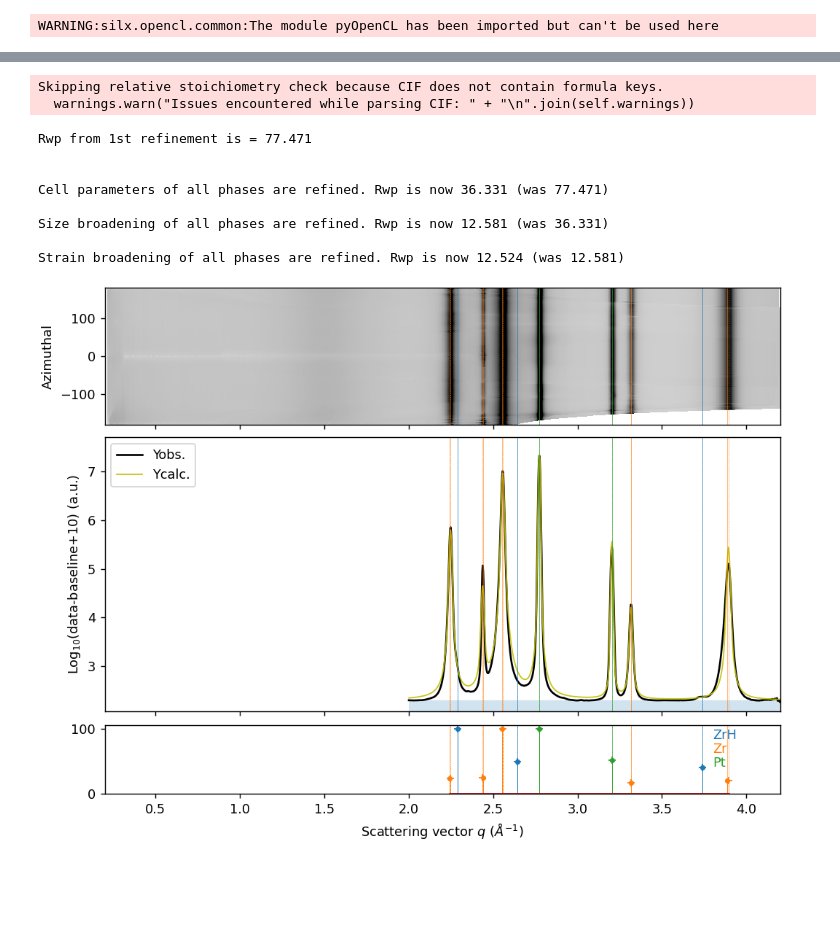
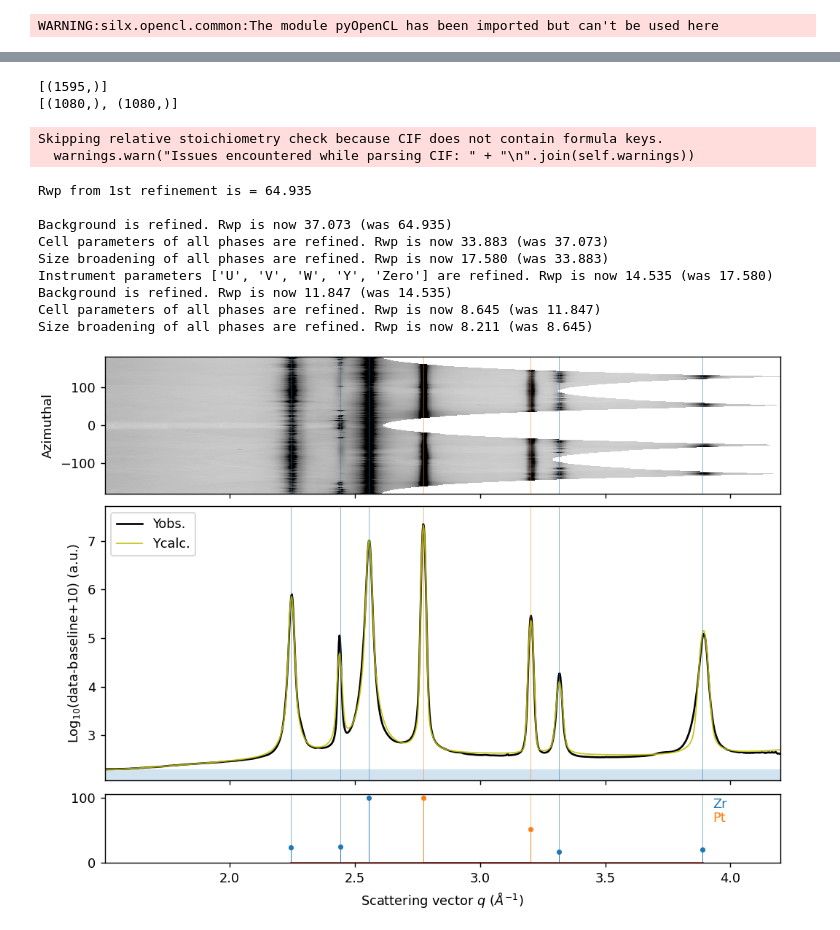
Before and after one commit to MehmetTopsakal/easyXRD, a Jupyter notebook: examples/ZrH-sample/refiner.ipynb, the cells around one changed output, grey strips where cells are left out. Cells and saved outputs as stored; diff of their text form; code cells hidden in the pictures; blank space fills up the shorter version.

```diff
--- a/examples/ZrH-sample/refiner.ipynb
+++ b/examples/ZrH-sample/refiner.ipynb
@@ -227,41 +261,45 @@ Strain broadening of all phases are refined. Rwp is now 22.721 (was 22.726)
 # %%
-
 sample_DAHL.get_baseline(i1d_bkg=sample_Blank.ds.i1d,
                     arpls_lam=1e5,
-                    use_arpls=True,
-                    roi_radial_range=[2,4.2],
-                    # roi_azimuthal_range=[0,90],
+                    use_arpls=False,
+                    roi_radial_range=[1.5,4.2],
+                    # roi_azimuthal_range=[-14,14],
                     plot=False)
 
-sample_DAHL.load_phases(phases=phases_DAHL,plot=False)
+sample_DAHL.load_phases(phases=phases_PtZr,plot=False)
 
 
 sample_DAHL.setup_gsas2_calculator(instprm_from_gpx='gsas_LaB6.gpx')
 sample_DAHL.set_LeBail()
 
-# sample_DAHL.refine_background(num_coeffs=1)
+sample_DAHL.refine_background(num_coeffs=5)
 sample_DAHL.refine_cell_params()
 sample_DAHL.refine_size_broadening()
-sample_DAHL.refine_strain_broadening()
+# sample_Dogbone.refine_strain_broadening()
 
 
 
-# sample_DAHL.refine_inst_parameters(inst_pars_to_refine=['U', 'V', 'W', 'Y', 'Zero'])
-# sample_DAHL.refine_background(num_coeffs=1)
+sample_DAHL.refine_inst_parameters(inst_pars_to_refine=['U', 'V', 'W', 'Y', 'Zero'])
+sample_DAHL.refine_background(num_coeffs=5)
+sample_DAHL.refine_cell_params()
+sample_DAHL.refine_size_broadening()
 
 sample_DAHL.plot_refinement()
 # %% [output]
-Skipping relative stoichiometry check because CIF does not contain formula keys.
-  warnings.warn("Issues encountered while parsing CIF: " + "\n".join(self.warnings))
+[(1595,)]
+[(1080,), (1080,)]
-Rwp from 1st refinement is = 77.471
-
-
-Cell parameters of all phases are refined. Rwp is now 36.331 (was 77.471)
-
-Size broadening of all phases are refined. Rwp is now 12.581 (was 36.331)
-
-Strain broadening of all phases are refined. Rwp is now 12.524 (was 12.581)
+Skipping relative stoichiometry check because CIF does not contain formula keys.
+  warnings.warn("Issues encountered while parsing CIF: " + "\n".join(self.warnings))
+Rwp from 1st refinement is = 64.935
+
+Background is refined. Rwp is now 37.073 (was 64.935)
+Cell parameters of all phases are refined. Rwp is now 33.883 (was 37.073)
+Size broadening of all phases are refined. Rwp is now 17.580 (was 33.883)
+Instrument parameters ['U', 'V', 'W', 'Y', 'Zero'] are refined. Rwp is now 14.535 (was 17.580)
+Background is refined. Rwp is now 11.847 (was 14.535)
+Cell parameters of all phases are refined. Rwp is now 8.645 (was 11.847)
+Size broadening of all phases are refined. Rwp is now 8.211 (was 8.645)
-[figure, old version]
+[figure, new version]
 # %%
 
 sample_Dogbone.get_baseline(i1d_bkg=sample_Blank.ds.i1d,
```
Also changed, not shown: parts of 6 cells of this notebook, 21 other files.
